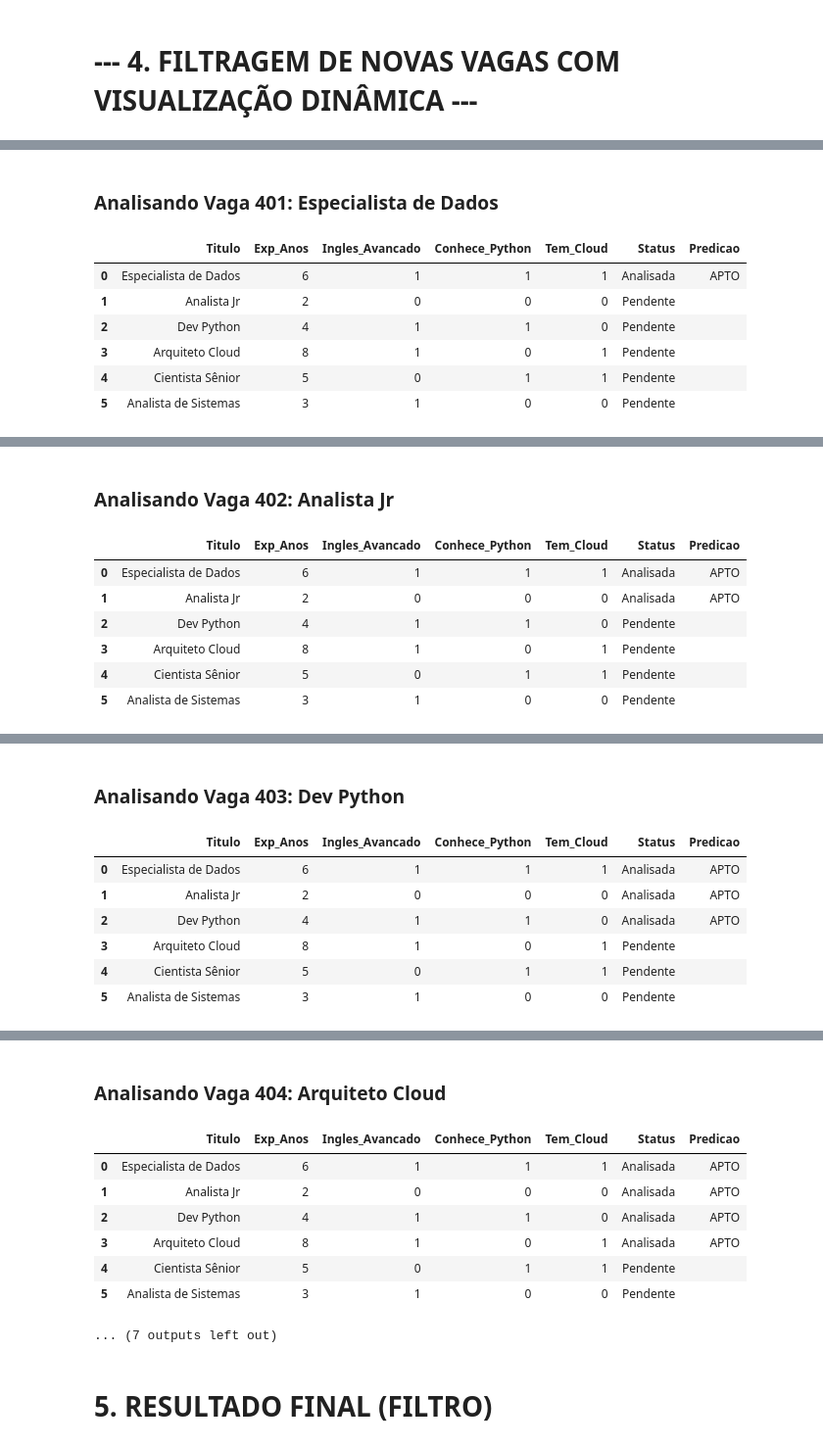
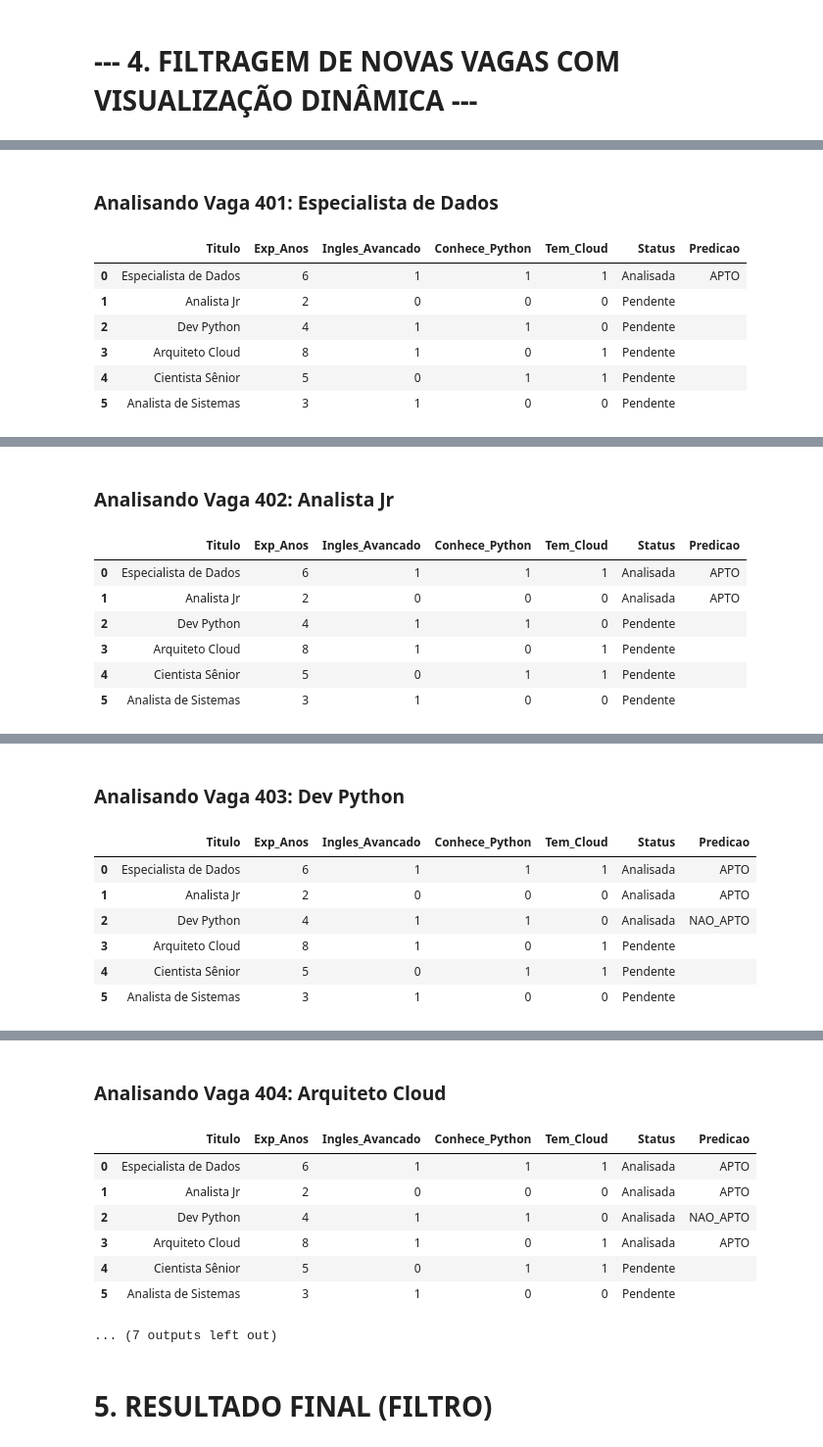
Before and after one commit to hrslv-dev/A3-IA, a Jupyter notebook: decision_tree_work-1.ipynb, the cells around one changed output, grey strips where cells are left out. Shown at 98% size. Saved outputs shown, nothing was run; the diff lists cells and outputs as text; code cells hidden in the pictures.

```diff
--- a/decision_tree_work-1.ipynb
+++ b/decision_tree_work-1.ipynb
@@ -139,59 +139,11 @@ print("-" * 70)
 # %%
 print("## 4. 🔍 Classificação Dinâmica de Novas Vagas")
 
-# Perfil Fixo do Candidato para a Filtragem
-def obter_entrada_usuario():
-    print("\n### 👤 Definição do Perfil do Candidato ###")
+# Perfil Fixo do Candidato para a Filtragem (Definido aqui)
+perfil_fixo = {'Exp_Anos': 1, 'Ingles_Avancado': 0, 'Conhece_Python': 1, 'Tem_Cloud': 0}
 
-    while True:
-        try:
-            exp = int(input("Anos de Experiência (0 a 15): "))
-            if 0 <= exp <= 15:
-                break
-            else:
-                print("Valor inválido. Insira um número entre 0 e 15.")
-        except ValueError:
-            print("Entrada inválida. Insira um número inteiro.")
-
-    while True:
-        try:
-            ingles = int(input("Inglês Avançado (1=Sim, 0=Não): "))
-            if ingles in [0, 1]:
-                break
-            else:
-                print("Valor inválido. Insira 1 para Sim ou 0 para Não.")
-        except ValueError:
-            print("Entrada inválida. Insira 1 ou 0.")
-
-    while True:
-        try:
-            python = int(input("Conhece Python (1=Sim, 0=Não): "))
-            if python in [0, 1]:
-                break
-            else:
-                print("Valor inválido. Insira 1 para Sim ou 0 para Não.")
-        except ValueError:
-            print("Entrada inválida. Insira 1 ou 0.")
-
-    while True:
-        try:
-            cloud = int(input("Tem Cloud (AWS/Azure/GCP) (1=Sim, 0=Não): "))
-            if cloud in [0, 1]:
-                break
-            else:
-                print("Valor inválido. Insira 1 para Sim ou 0 para Não.")
-        except ValueError:
-            print("Entrada inválida. Insira 1 ou 0.")
-
-    return {
-        'Exp_Anos': exp,
-        'Ingles_Avancado': ingles,
-        'Conhece_Python': python,
-        'Tem_Cloud': cloud
-    }
-
-# Chama a função para que o usuário insira os dados
-perfil_dinamico = obter_entrada_usuario()
+print(f"Perfil Fixo do Candidato: {perfil_fixo}")
+print("-" * 70)
 
 # Novas Vagas para Classificação (Seu Banco de Dados de Vagas de Produção)
 dados_vagas_novas = {
@@ -204,8 +156,7 @@ dados_vagas_novas = {
 }
 df_vagas = pd.DataFrame(dados_vagas_novas)
 
-# Cria a Matriz de Teste
-# Trecho Corrigido
+# Cria a Matriz de Teste (Lógica: Perfil do Candidato atende ou excede a exigência da vaga?)
 matriz_teste = pd.DataFrame({
     'Exp_Anos': [perfil_fixo['Exp_Anos'] >= exp for exp in df_vagas['Exp_Anos']],
     'Ingles_Avancado': [perfil_fixo['Ingles_Avancado'] >= req for req in df_vagas['Ingles_Avancado']],
@@ -251,26 +204,26 @@ for index, row in matriz_teste.iterrows():
 Analisando Vaga 401: Especialista de Dados
 |  | Titulo | Exp_Anos | Ingles_Avancado | Conhece_Python | Tem_Cloud | Status | Predicao |
 | 0 | Especialista de Dados | 6 | 1 | 1 | 1 | Analisada | APTO |
 | 1 | Analista Jr | 2 | 0 | 0 | 0 | Pendente |  |
 | 2 | Dev Python | 4 | 1 | 1 | 0 | Pendente |  |
 | 3 | Arquiteto Cloud | 8 | 1 | 0 | 1 | Pendente |  |
 | 4 | Cientista Sênior | 5 | 0 | 1 | 1 | Pendente |  |
 | 5 | Analista de Sistemas | 3 | 1 | 0 | 0 | Pendente |  |
 [interactive output not drawn]
 Analisando Vaga 402: Analista Jr
 |  | Titulo | Exp_Anos | Ingles_Avancado | Conhece_Python | Tem_Cloud | Status | Predicao |
 | 0 | Especialista de Dados | 6 | 1 | 1 | 1 | Analisada | APTO |
 | 1 | Analista Jr | 2 | 0 | 0 | 0 | Analisada | APTO |
 | 2 | Dev Python | 4 | 1 | 1 | 0 | Pendente |  |
 | 3 | Arquiteto Cloud | 8 | 1 | 0 | 1 | Pendente |  |
 | 4 | Cientista Sênior | 5 | 0 | 1 | 1 | Pendente |  |
 | 5 | Analista de Sistemas | 3 | 1 | 0 | 0 | Pendente |  |
 [interactive output not drawn]
 Analisando Vaga 403: Dev Python
 |  | Titulo | Exp_Anos | Ingles_Avancado | Conhece_Python | Tem_Cloud | Status | Predicao |
 | 0 | Especialista de Dados | 6 | 1 | 1 | 1 | Analisada | APTO |
 | 1 | Analista Jr | 2 | 0 | 0 | 0 | Analisada | APTO |
-| 2 | Dev Python | 4 | 1 | 1 | 0 | Analisada | APTO |
+| 2 | Dev Python | 4 | 1 | 1 | 0 | Analisada | NAO_APTO |
 | 3 | Arquiteto Cloud | 8 | 1 | 0 | 1 | Pendente |  |
 | 4 | Cientista Sênior | 5 | 0 | 1 | 1 | Pendente |  |
 | 5 | Analista de Sistemas | 3 | 1 | 0 | 0 | Pendente |  |
@@ -279,7 +232,7 @@ Analisando Vaga 404: Arquiteto Cloud
 |  | Titulo | Exp_Anos | Ingles_Avancado | Conhece_Python | Tem_Cloud | Status | Predicao |
 | 0 | Especialista de Dados | 6 | 1 | 1 | 1 | Analisada | APTO |
 | 1 | Analista Jr | 2 | 0 | 0 | 0 | Analisada | APTO |
-| 2 | Dev Python | 4 | 1 | 1 | 0 | Analisada | APTO |
+| 2 | Dev Python | 4 | 1 | 1 | 0 | Analisada | NAO_APTO |
 | 3 | Arquiteto Cloud | 8 | 1 | 0 | 1 | Analisada | APTO |
 | 4 | Cientista Sênior | 5 | 0 | 1 | 1 | Pendente |  |
 | 5 | Analista de Sistemas | 3 | 1 | 0 | 0 | Pendente |  |
```
Also changed, not shown: parts of 2 cells of this notebook.
